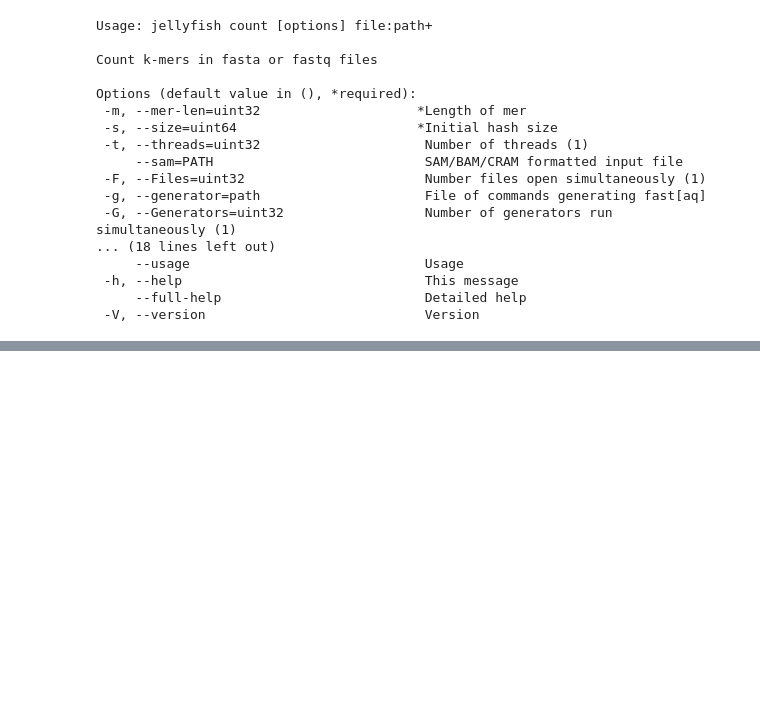
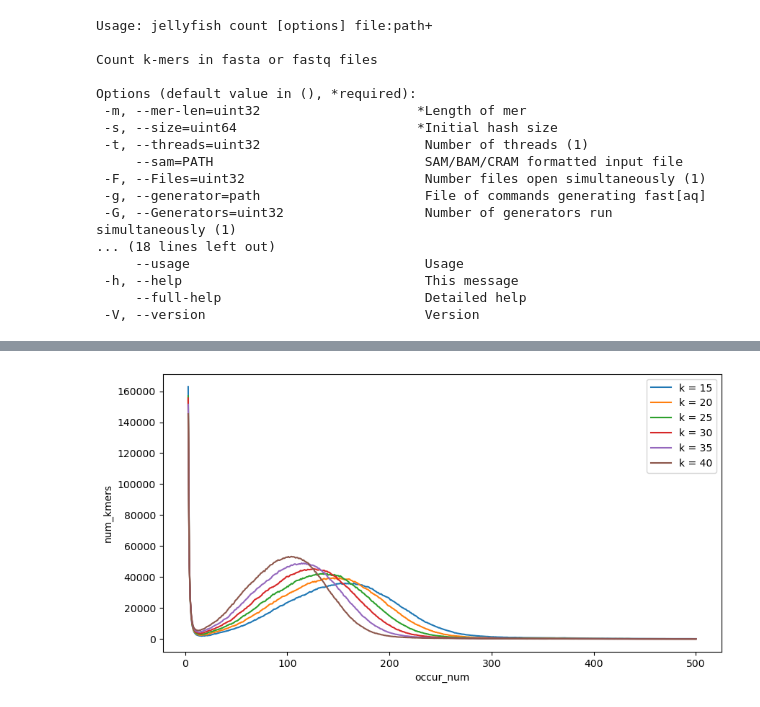
Before and after one commit to Nik9kin/workshopsBI, a Jupyter notebook: Project3/Lab_Notebook.ipynb, the cells around one changed output, grey strips where cells are left out. Saved outputs shown, nothing was run; the diff lists cells and outputs as text; code cells hidden in the pictures; blank space fills up the shorter version.

Commit message:
kmers counts computed

```diff
--- a/Project3/Lab_Notebook.ipynb
+++ b/Project3/Lab_Notebook.ipynb
@@ -109,0 +183,9 @@ Options (default value in (), *required):
+# %%
+plt.figure(figsize=(10, 5))
+for i in np.arange(15, 45, 5):
+    sns.lineplot(data=df[i].loc[3:500], x="occur_num", y=f"num_{i}-mers", label=f"k = {i}")
+
+plt.ylabel("num_kmers")
+plt.show()
+# %% [output]
+[figure, added]
```
Also changed, not shown: parts of 10 cells of this notebook, 7 other files.
